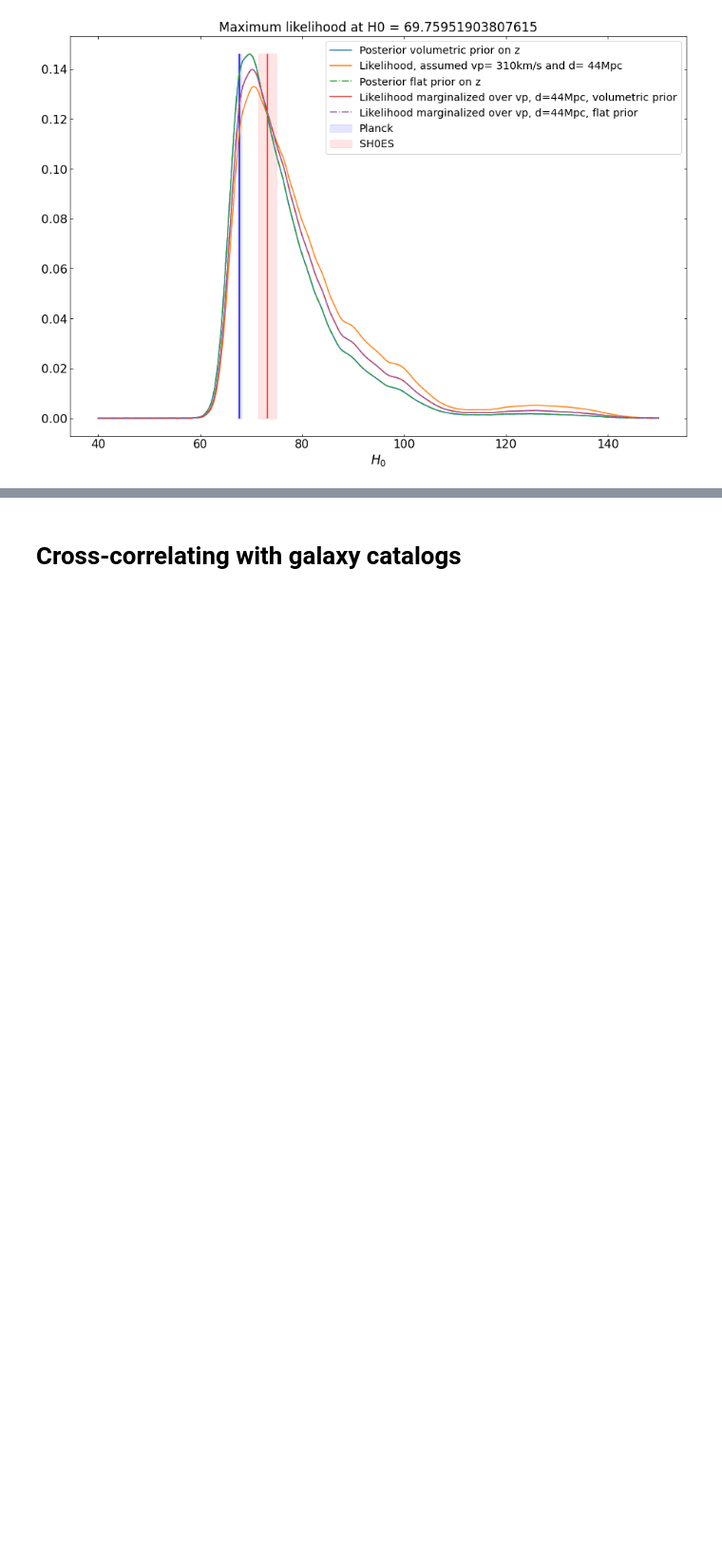
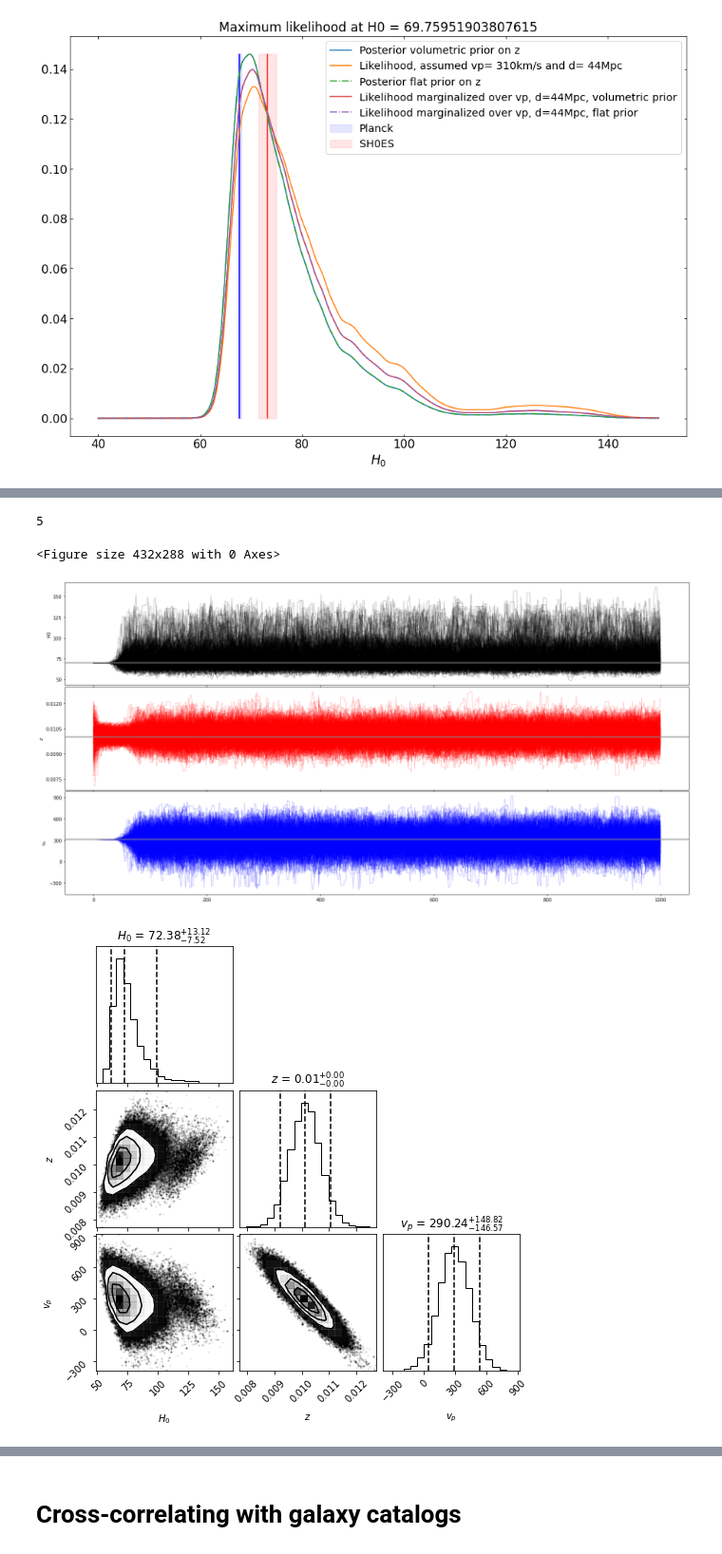
Before and after one commit to SabaEtezadRazavi/GWAstro, a Jupyter notebook: H0 estimation from GW170817 and it's optical counterpart.ipynb, the cells around one changed output, grey strips where cells are left out. Shown at 95% size. Saved outputs shown, nothing was run; the diff lists cells and outputs as text; code cells hidden in the pictures; blank space fills up the shorter version.

```diff
--- a/H0 estimation from GW170817 and it's optical counterpart.ipynb
+++ b/H0 estimation from GW170817 and it's optical counterpart.ipynb
@@ -718,0 +868,6 @@ plt.show()
+# %%
+
+
+# Find the maximum likelihood value.
+result = opt.minimize(ff, [70,0.01,310])
+result["x"]
@@ -718,0 +906,57 @@ plt.show()
+# %%
+
+plt.clf()
+fig, axes = plt.subplots(3, 1, sharex=True, figsize=(20, 10))
+axes[0].plot(sampler.chain[:, :, 0].T, color="k", alpha=0.2)
+axes[0].yaxis.set_major_locator(MaxNLocator(5))
+axes[0].axhline(H0, color="#888888", lw=2)
+axes[0].set_ylabel("H0")
+
+axes[1].plot(sampler.chain[:, :, 1].T, color="r", alpha=0.2)
+axes[1].yaxis.set_major_locator(MaxNLocator(5))
+axes[1].axhline(z, color="#888888", lw=2)
+axes[1].set_ylabel("$z$")
+
+
+axes[2].plot(sampler.chain[:, :, 2].T, color="b", alpha=0.2)
+axes[2].yaxis.set_major_locator(MaxNLocator(5))
+axes[2].axhline(vp, color="#888888", lw=2)
+axes[2].set_ylabel("$v_{p}$")
+
+
+fig.tight_layout(h_pad=0.0)
+fig.savefig("line-time-H0-standard-siren.png")
+
+# Make the triangle plot.
+burnin = 200
+samples = sampler.chain[:, burnin:, :].reshape((-1, ndim))
+
+
+
+fig = corner.corner(samples, labels=["$H_{0}$", "$z$", "$v_{p}$"],quantiles=[0.05, 0.5, 0.95],
+                       show_titles=True, title_kwargs={"fontsize": 12})
+fig.savefig("H0-standard-siren-measurement.png")
+
+# Writing samples to a file
+length=len(samples[:,0])
+test = open("H0-standard-siren-measurement.dat","w")
+# for i in range(length):
+# 	print( i, samples[:,0][i], samples[:,1][i], samples[:,2][i]
+# 	test.write('%s' % (samples[:,0][i],)),
+# 	test.write('%s' % (" ")),
+# 	test.write('%s' % (samples[:,1][i],)),
+# 	test.write('%s' % (" ")),
+# 	test.write('%s\n' % (samples[:,2][i],)))
+
+# write maximizing results in a file
+test1 = open("H0-standard-siren-measurement-maximize","w")
+test1.write('%s' % (H0),)
+test1.write('%s' % (" "))
+test1.write('%s' % (z),)
+test1.write('%s' % (" "))
+test1.write('%s' % (vp),)
+# %% [output]
+5
+<Figure size 432x288 with 0 Axes>
+[figure, added]
+[figure, added]
```
Also changed, not shown: parts of 41 cells of this notebook.
